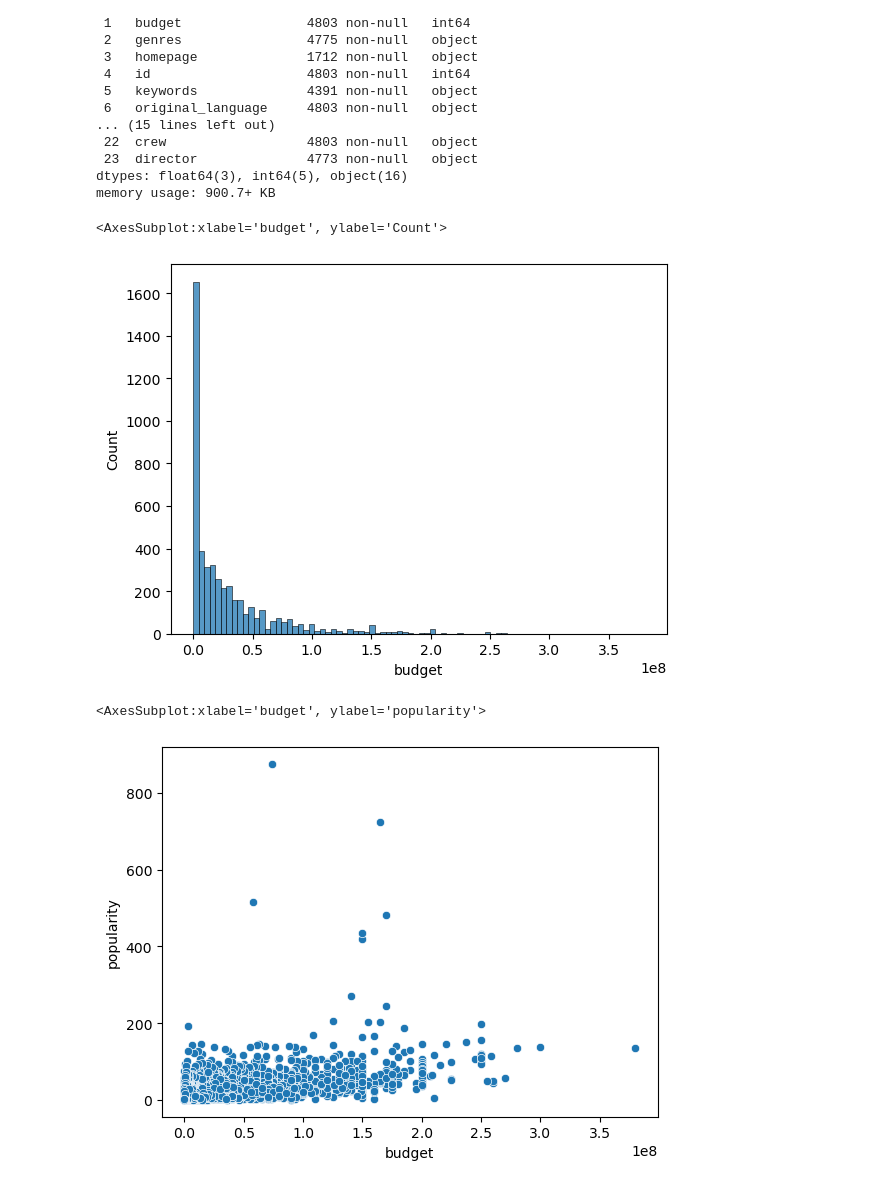
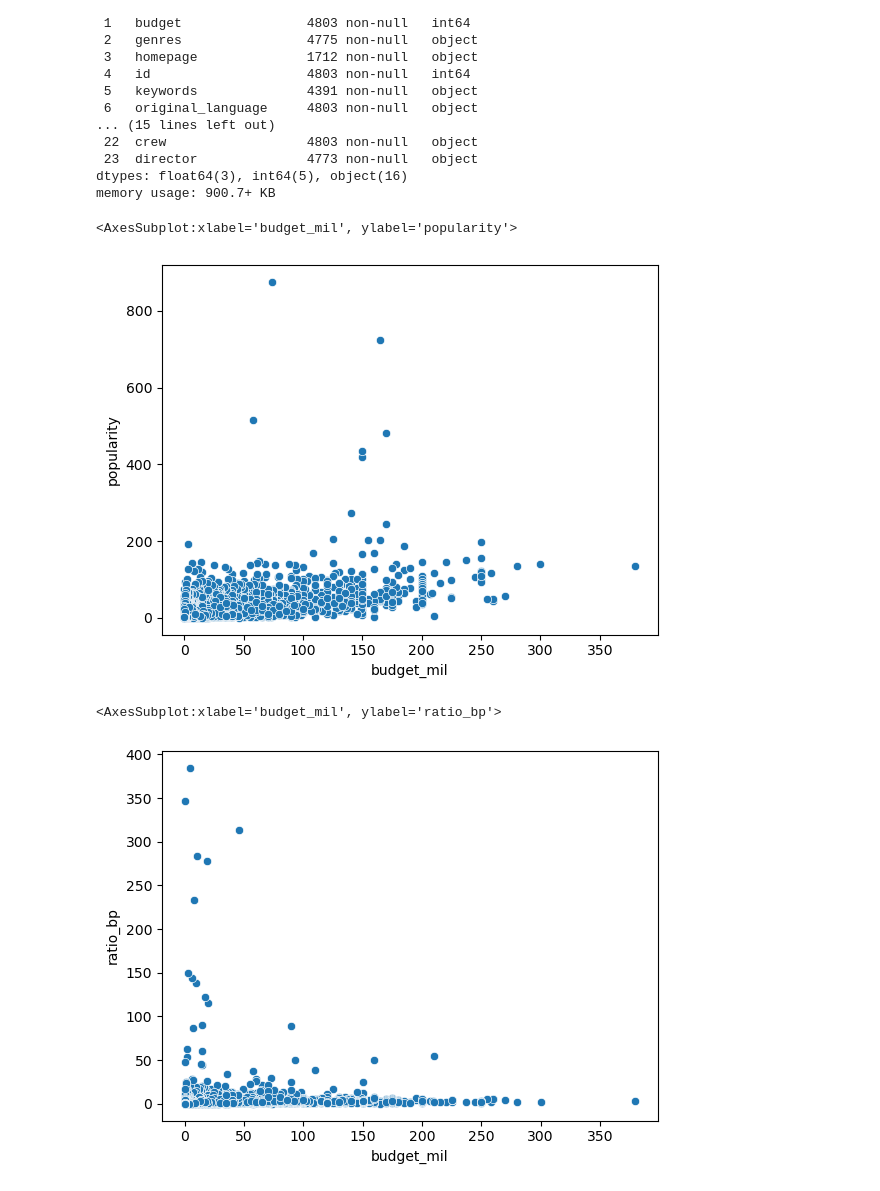
Before and after one commit to m-nemoliaev/CodeTemplates, a Jupyter notebook: Untitled.ipynb, the cells around one changed output. Drawn from its saved outputs; the diff is of its cells as text; code cells hidden in the pictures.

```diff
--- a/Untitled.ipynb
+++ b/Untitled.ipynb
@@ -24,15 +24,17 @@ Data columns (total 24 columns):
  23  director              4773 non-null   object
 dtypes: float64(3), int64(5), object(16)
 memory usage: 900.7+ KB
-# %%
-df["ratio_bp"] = df["budget"] / df["popularity"]
+# %%
+df["budget_mil"] = df["budget"] / 1000000
+df["ratio_bp"] = df["budget_mil"] / df["popularity"]
+df["ratio_pb"] = df["popularity"] / df["budget_mil"]
 # %%
-sns.histplot(data=df, x="budget")
+sns.scatterplot(data=df, x="budget_mil", y="popularity")
 # %% [output]
-<AxesSubplot:xlabel='budget', ylabel='Count'>
+<AxesSubplot:xlabel='budget_mil', ylabel='popularity'>
-[figure, old version]
+[figure, new version]
 # %%
-sns.scatterplot(data=df, x="budget", y="popularity")
+sns.scatterplot(data=df, x="budget_mil", y="ratio_bp")
 # %% [output]
-<AxesSubplot:xlabel='budget', ylabel='popularity'>
+<AxesSubplot:xlabel='budget_mil', ylabel='ratio_bp'>
-[figure, old version]
+[figure, new version]
```
Also changed, not shown: parts of 7 cells of this notebook, 3 other files.
